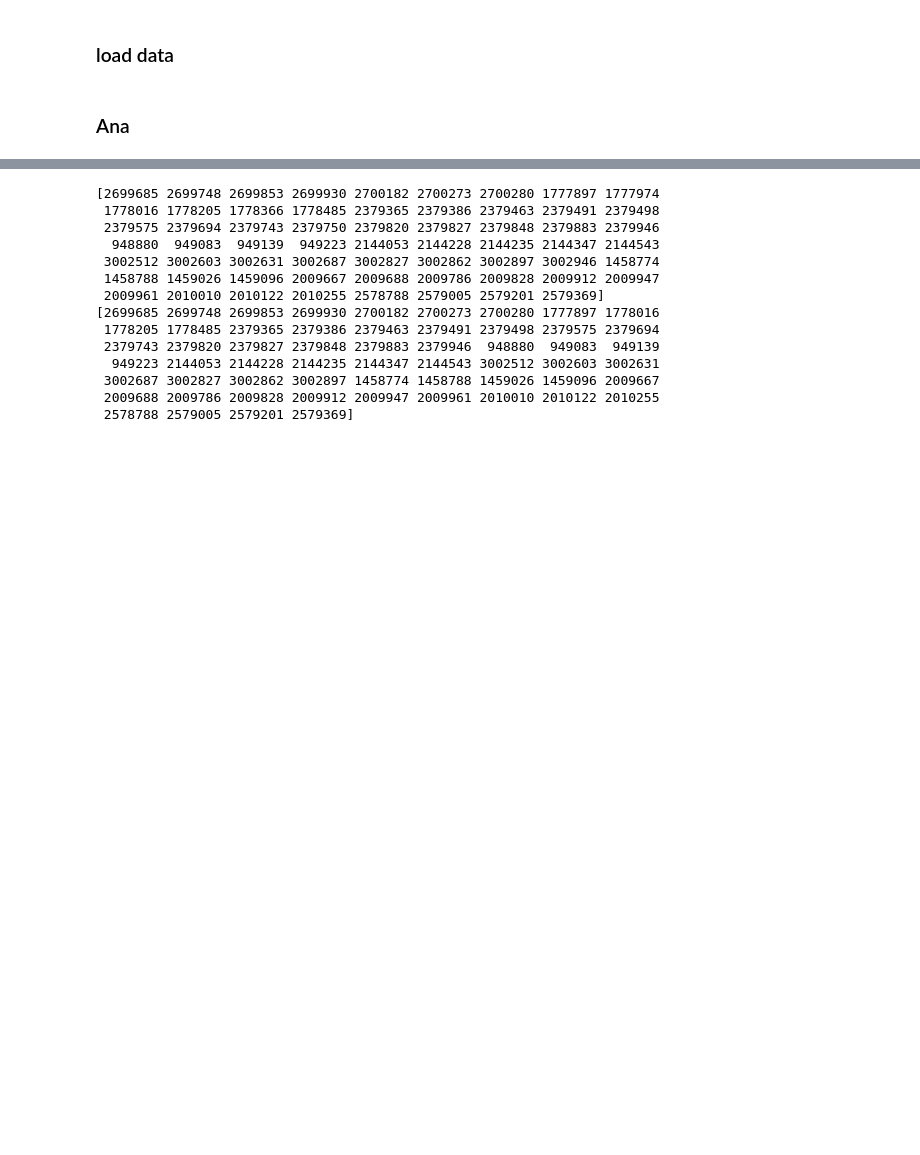
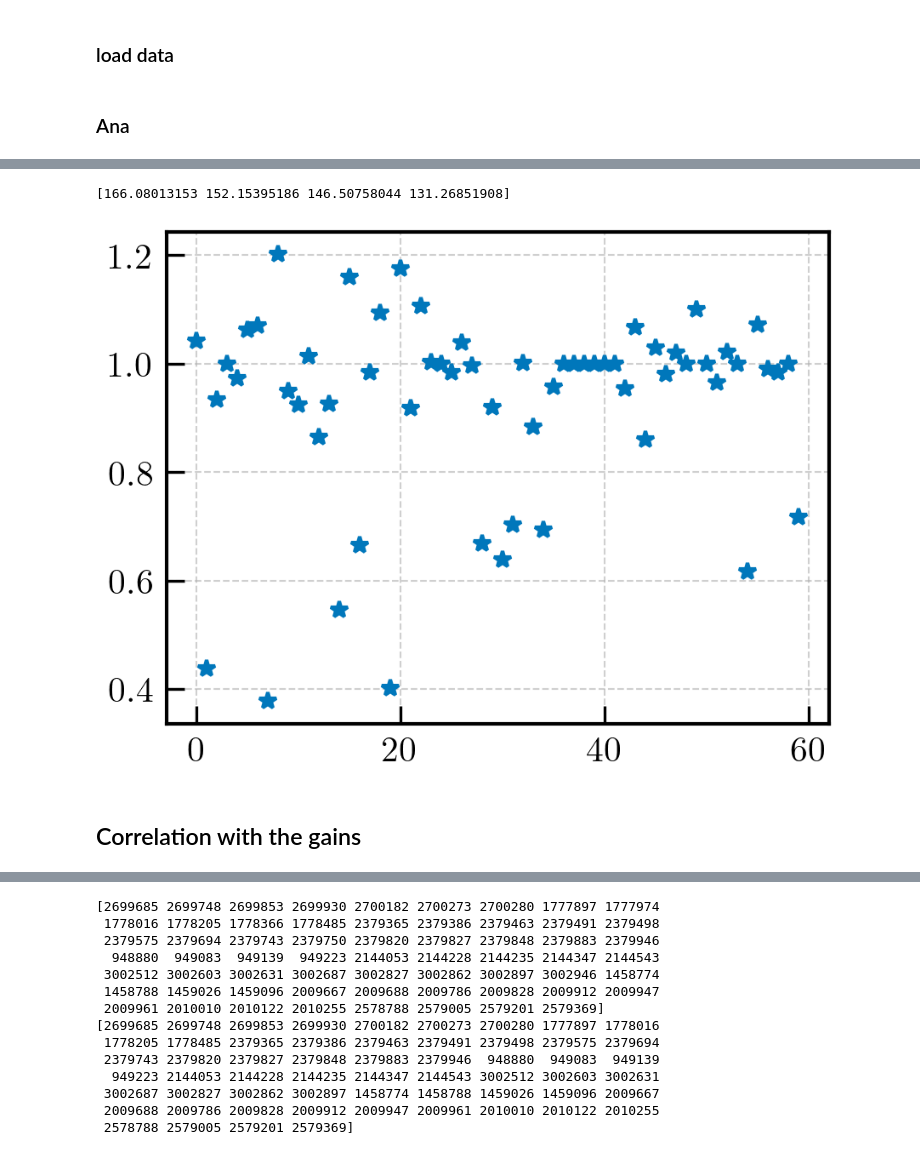
Before and after one commit to jahernando/nextana, a Jupyter notebook: NB/kr100/kr100_pmtana_irene.ipynb, the cells around one changed output, grey strips where cells are left out. Saved outputs shown, nothing was run; the diff lists cells and outputs as text; code cells hidden in the pictures; blank space fills up the shorter version.

```diff
--- a/NB/kr100/kr100_pmtana_irene.ipynb
+++ b/NB/kr100/kr100_pmtana_irene.ipynb
@@ -227,0 +278,22 @@ pmap[0]
+# %%
+pmt_ok = in_range(pmt_mean, 1, 180)
+pmt_mean_ring = np.zeros(4)
+for i, ids in enumerate(pmt_rings):
+    nn, mm = 0, 0
+    for id in ids:
+        if (pmt_ok[id]):
+            nn+=1; mm += pmt_mean[id]
+    pmt_mean_ring[i] = mm/nn
+print(pmt_mean_ring)
+pmt_gain_in_ring = np.ones(60)
+for i, ids in enumerate(pmt_rings):
+    for id in ids:
+        if (pmt_mean[id] > 0 ): pmt_gain_in_ring[id] = pmt_mean_ring[i]/pmt_mean[id]
+# %% [output]
+[166.08013153 152.15395186 146.50758044 131.26851908]
+# %%
+plt.plot(pmt_gain_in_ring, '*');
+# %% [output]
+[figure, added]
+# %% [markdown]
+## Correlation with the gains
```
Also changed, not shown: parts of 43 cells of this notebook, 1 other file.
